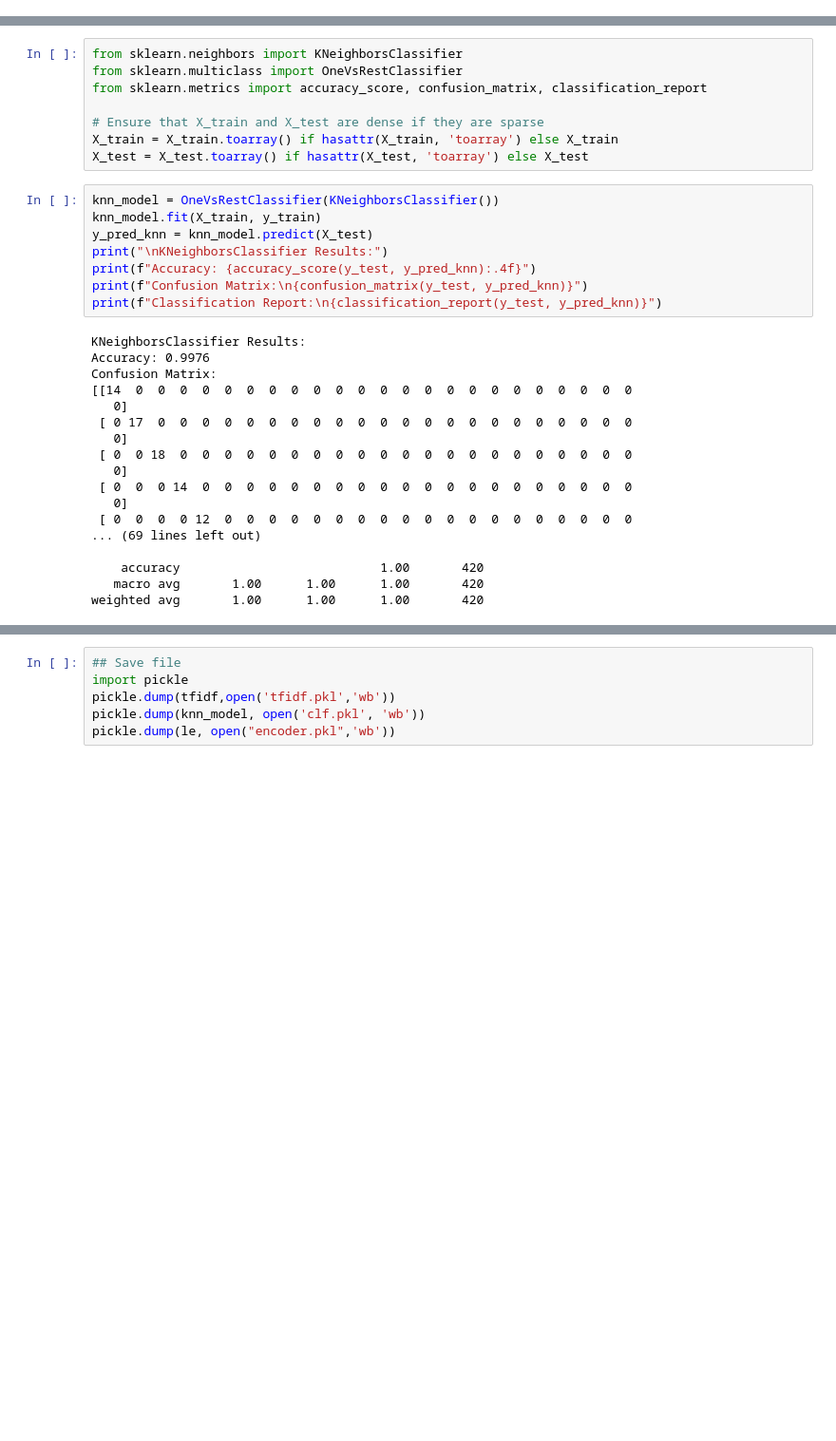
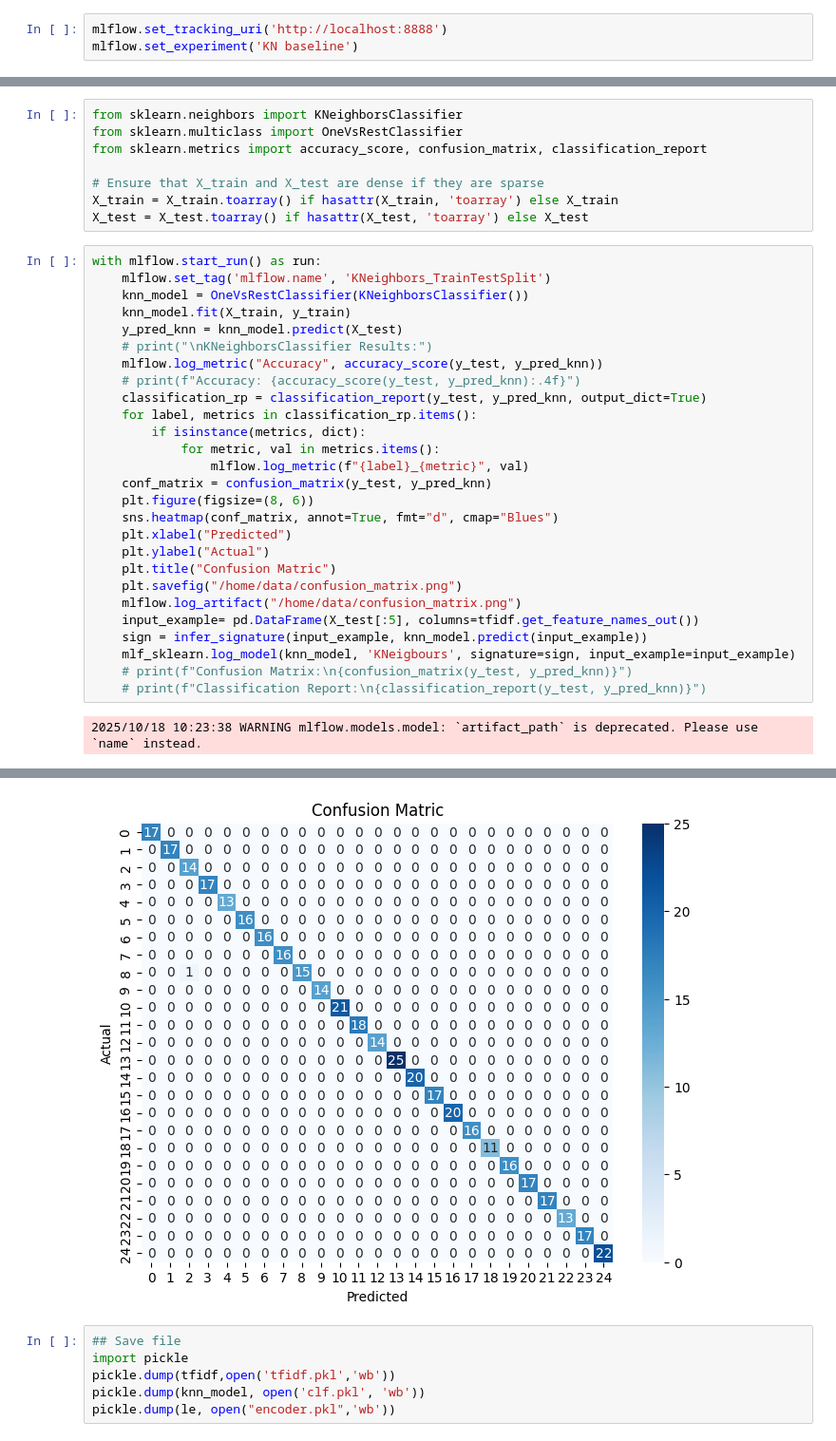
Before and after one commit to arc0social1slaver/mlops-resume-screening, a Jupyter notebook: src/notebooks/resume-screening.ipynb, the cells around one changed output, grey strips where cells are left out. Shown: that part at 95% size. Cells and saved outputs as stored; diff of their text form; blank space fills up the shorter version.

Commit message:
feat: apply mlflow pipeline to training process

```diff
--- a/src/notebooks/resume-screening.ipynb
+++ b/src/notebooks/resume-screening.ipynb
@@ -9,0 +13,3 @@ import seaborn as sns
+# %%
+mlflow.set_tracking_uri('http://localhost:8888')
+mlflow.set_experiment('KN baseline')
@@ -176,28 +185,31 @@ from sklearn.metrics import accuracy_score, confusion_matrix, classification_rep
 X_train = X_train.toarray() if hasattr(X_train, 'toarray') else X_train
 X_test = X_test.toarray() if hasattr(X_test, 'toarray') else X_test
 # %%
-knn_model = OneVsRestClassifier(KNeighborsClassifier())
-knn_model.fit(X_train, y_train)
-y_pred_knn = knn_model.predict(X_test)
-print("\nKNeighborsClassifier Results:")
-print(f"Accuracy: {accuracy_score(y_test, y_pred_knn):.4f}")
-print(f"Confusion Matrix:\n{confusion_matrix(y_test, y_pred_knn)}")
-print(f"Classification Report:\n{classification_report(y_test, y_pred_knn)}")
+with mlflow.start_run() as run:
+    mlflow.set_tag('mlflow.name', 'KNeighbors_TrainTestSplit')
+    knn_model = OneVsRestClassifier(KNeighborsClassifier())
+    knn_model.fit(X_train, y_train)
+    y_pred_knn = knn_model.predict(X_test)
+    # print("\nKNeighborsClassifier Results:")
+    mlflow.log_metric("Accuracy", accuracy_score(y_test, y_pred_knn))
+    # print(f"Accuracy: {accuracy_score(y_test, y_pred_knn):.4f}")
+    classification_rp = classification_report(y_test, y_pred_knn, output_dict=True)
+    for label, metrics in classification_rp.items():
+        if isinstance(metrics, dict):
+            for metric, val in metrics.items():
+                mlflow.log_metric(f"{label}_{metric}", val)
+    conf_matrix = confusion_matrix(y_test, y_pred_knn)
+    plt.figure(figsize=(8, 6))
+    sns.heatmap(conf_matrix, annot=True, fmt="d", cmap="Blues")
+    plt.xlabel("Predicted")
+    plt.ylabel("Actual")
+    plt.title("Confusion Matric")
+    plt.savefig("/home/data/confusion_matrix.png")
+    mlflow.log_artifact("/home/data/confusion_matrix.png")
+    input_example= pd.DataFrame(X_test[:5], columns=tfidf.get_feature_names_out())
+    sign = infer_signature(input_example, knn_model.predict(input_example))
+    mlf_sklearn.log_model(knn_model, 'KNeigbours', signature=sign, input_example=input_example)
+    # print(f"Confusion Matrix:\n{confusion_matrix(y_test, y_pred_knn)}")
+    # print(f"Classification Report:\n{classification_report(y_test, y_pred_knn)}")
 # %% [output]
-KNeighborsClassifier Results:
-Accuracy: 0.9976
-Confusion Matrix:
-[[14  0  0  0  0  0  0  0  0  0  0  0  0  0  0  0  0  0  0  0  0  0  0  0
-   0]
- [ 0 17  0  0  0  0  0  0  0  0  0  0  0  0  0  0  0  0  0  0  0  0  0  0
-   0]
- [ 0  0 18  0  0  0  0  0  0  0  0  0  0  0  0  0  0  0  0  0  0  0  0  0
-   0]
- [ 0  0  0 14  0  0  0  0  0  0  0  0  0  0  0  0  0  0  0  0  0  0  0  0
-   0]
- [ 0  0  0  0 12  0  0  0  0  0  0  0  0  0  0  0  0  0  0  0  0  0  0  0
-... (69 lines left out)
-
-    accuracy                           1.00       420
-   macro avg       1.00      1.00      1.00       420
-weighted avg       1.00      1.00      1.00       420
+2025/10/18 10:23:38 WARNING mlflow.models.model: `artifact_path` is deprecated. Please use `name` instead.
@@ -204,3 +218,4 @@ weighted avg       1.00      1.00      1.00       420
+[figure, added]
 # %%
 ## Save file
 import pickle
```
Also changed, not shown: parts of 7 cells of this notebook, 4 other files.
